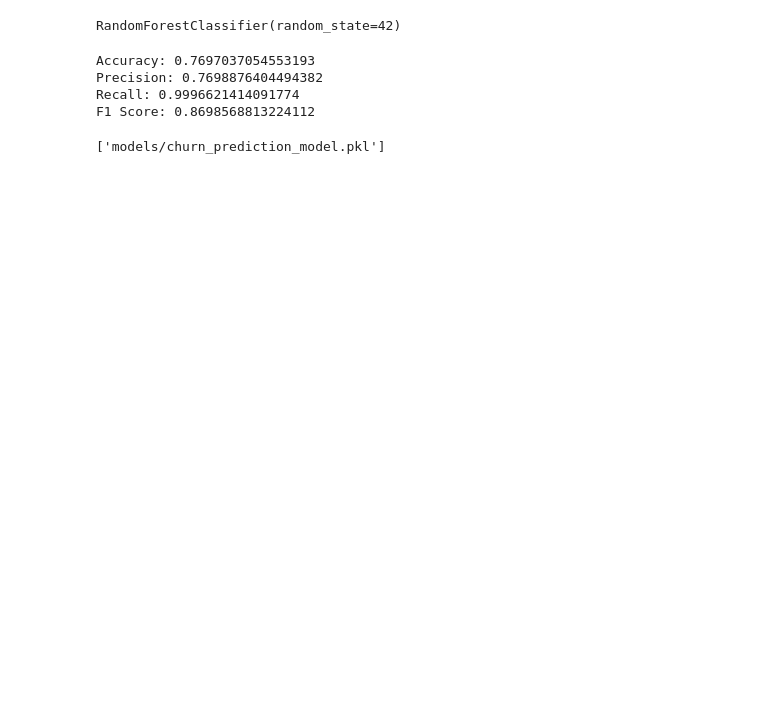
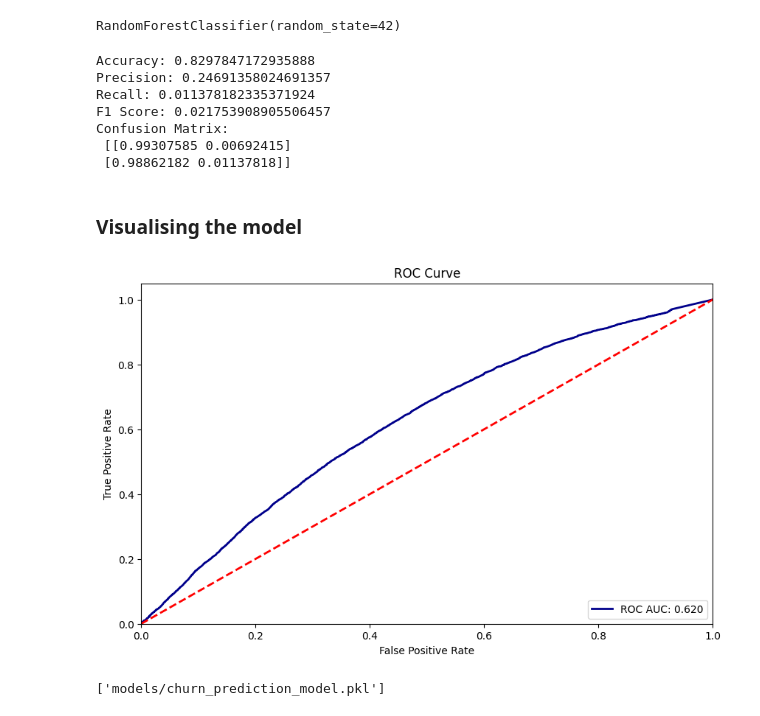
Before and after one commit to scottpitcher/spotify-user-engagement, a Jupyter notebook: customer_churn.ipynb, the cells around one changed output. Cells and saved outputs as stored; diff of their text form; code cells hidden in the pictures; blank space fills up the shorter version.

```diff
--- a/customer_churn.ipynb
+++ b/customer_churn.ipynb
@@ -13,3 +16,25 @@ data['churn'] = data['last_played'].apply(lambda x: (pd.to_datetime('now') - pd.
+# %%
+# load the dataset
+data = pd.read_csv('data/user/user_data.csv')
+
+# convert 'last_played' to datetime
+data['last_played'] = pd.to_datetime(data['last_played'])
+
+# determine churn, per user NOT per row
+user_last_played = data.groupby('user_id')['last_played'].max().reset_index() # Create a df showing closest streaming date per user
+user_last_played['churn'] = (pd.to_datetime('now') - user_last_played['last_played']).dt.days > 20 # Define churn
+
+# Add randomness to the churn, adding variability to mimic reality
+np.random.seed(42)  # reproducibility
+flip_prob = 0.15  # Probability churn changing
+random_flips = np.random.rand(len(user_last_played)) < flip_prob
+user_last_played['churn'] = user_last_played['churn'] ^ random_flips
+
+# merge the churn information back into the original dataset
+data = data.merge(user_last_played[['user_id', 'churn']], on='user_id', how='left')
+
+# convert churn from T/F to 1/0
+data['churn'] = data['churn'].astype(int)
 # %%
 # Define features and target
 features = ['user_age', 'play_count']
@@ -38,11 +63,38 @@ print(f'Accuracy: {accuracy}')
 print(f'Precision: {precision}')
 print(f'Recall: {recall}')
 print(f'F1 Score: {f1}')
+print(f'Confusion Matrix: \n {confusion_matrix(y_test, y_pred,normalize='true')}')
 # %% [output]
-Accuracy: 0.7697037054553193
-Precision: 0.7698876404494382
-Recall: 0.9996621414091774
-F1 Score: 0.8698568813224112
+Accuracy: 0.8297847172935888
+Precision: 0.24691358024691357
+Recall: 0.011378182335371924
+F1 Score: 0.021753908905506457
+Confusion Matrix:
+ [[0.99307585 0.00692415]
+ [0.98862182 0.01137818]]
+# %% [markdown]
+### Visualising the model
+# %%
+# Make predictions
+y_pred_proba = model.predict_proba(X_test)[:, 1]
+
+# Calculate ROC curve and AUC
+fpr, tpr, thresholds = roc_curve(y_test, y_pred_proba)
+roc_auc = auc(fpr, tpr)
+
+# Plot the ROC curve
+plt.figure(figsize=(10, 6)) # making the figure larger
+plt.plot(fpr, tpr, color='darkblue', lw=2, label=f'ROC AUC: {roc_auc:.3f}')
+plt.plot([0, 1], [0, 1], color='red', lw=2, linestyle='--') # diagonal line for ref
+plt.xlim([0.0, 1.0]) # correct limits
+plt.ylim([0.0, 1.05]) # limits + extra for visual aid
+plt.xlabel('False Positive Rate')
+plt.ylabel('True Positive Rate')
+plt.title('ROC Curve')
+plt.legend(loc="lower right")
+plt.show()
+# %% [output]
+[figure, added]
 # %%
 # Save the model
 import joblib
```
Also changed, not shown: parts of 4 cells of this notebook, 2 other files.
